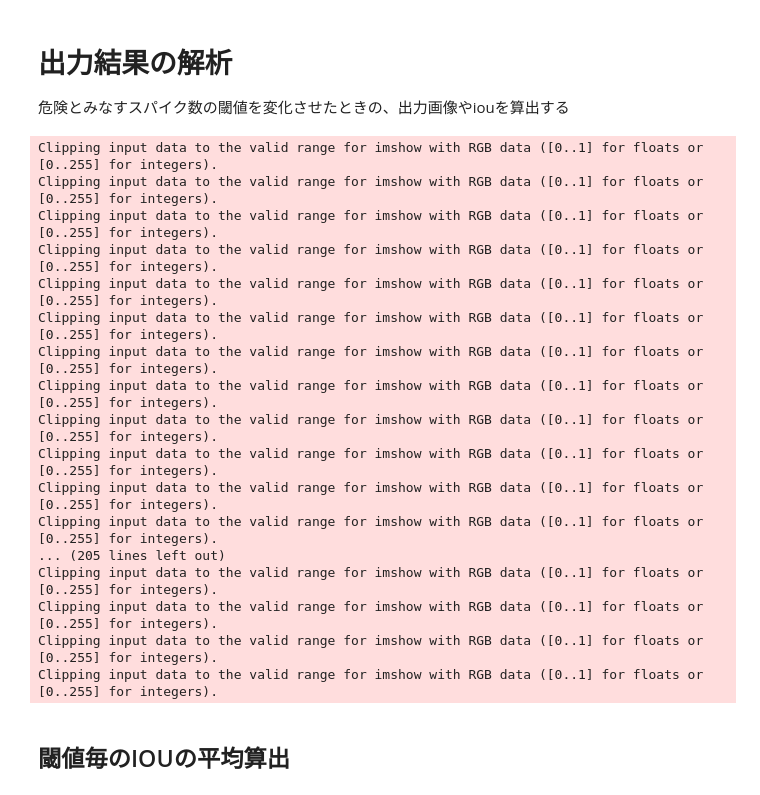
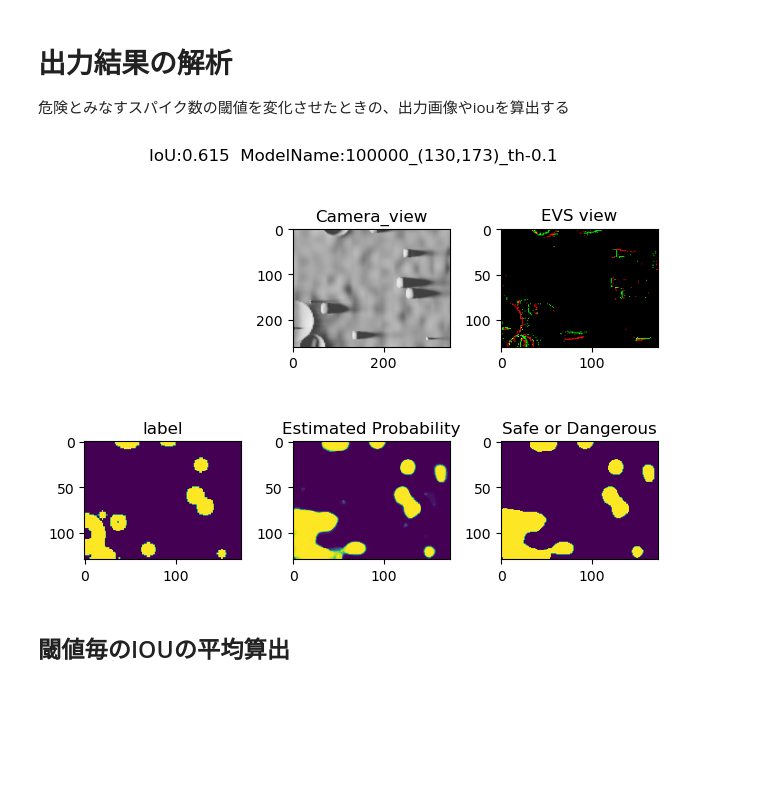
Before and after one commit to oshima-yoppi/object-detection-by-SNN, a Jupyter notebook: dem/analysis.ipynb, the cells around one changed output. Drawn from its saved outputs; the diff is of its cells as text; code cells hidden in the pictures; blank space fills up the shorter version.

```diff
--- a/dem/analysis.ipynb
+++ b/dem/analysis.ipynb
@@ -63,7 +63,7 @@ num_steps = events.shape[0]
 #         first_events[:,:,0] = events[0,0,0] * 255# r
 #         first_events[:,:,1] = events[0,0,1] * 255
 #         return first_events
-def save_img(number, events, pred_pro, label, image_path):
+def save_img(number, events, pred_pro, label, iou, pdf_output):
     # label = label.reshape((pixel, pixel)).to('cpu')
     # print(pred_pro.shape)
     number_str = str(number).zfill(5)
@@ -71,7 +71,7 @@ def save_img(number, events, pred_pro, label, image_path):
     nrows = 2
     ncols = 5
     fig = plt.figure()
-    ax1 = fig.add_subplot(231)
+    # ax1 = fig.add_subplot(231)
     ax2 = fig.add_subplot(232)
     ax3 = fig.add_subplot(233)
     ax4 = fig.add_subplot(234)
@@ -87,66 +87,60 @@ def save_img(number, events, pred_pro, label, image_path):
     video_filename = f'{number_str}.avi'
     video_path = os.path.join(VIDEO_PATH, video_filename)
     first_frame = view.get_first_frame(video_path)
+    ax2.set_title('Camera_view')
     ax2.imshow(first_frame)
 
     first_events = view.get_first_events(events)
+    ax3.set_title('EVS view')
     ax3.imshow(first_events)
 
     label_ =label.reshape((INPUT_HEIGHT, INPUT_WIDTH)).to('cpu')
     ax4.imshow(label_)
     ax4.set_title('label')
 
     pred_pro_ = pred_pro[:, 1, :, :]
     pred_pro_ = pred_pro_.reshape((INPUT_HEIGHT, INPUT_WIDTH)).to('cpu').detach().numpy().copy()
     ax5.imshow(pred_pro_)
-    ax5.set_title('pred_pro')
+    ax5.set_title('Estimated Probability')
 
     ax6.imshow(np.where(pred_pro_>=CORRECT_RATE, 1, 0))
-    ax6.set_title('estimate')
+    ax6.set_title('Safe or Dangerous')
+
+    fig.suptitle(f"IoU:{round(iou, 3)}  ModelName:{MODEL_NAME}")
     plt.tight_layout()
-    fig.savefig(image_path)
+    # plt.show()
+    # exit()
+    img_path = os.path.join(RESULT_PATH, f'{str(i).zfill(5)}.png')
+    fig.savefig(img_path)
+    if pdf_output:
+        img_path = os.path.join(RESULT_PATH, f'{str(i).zfill(5)}.pdf')
+        fig.savefig(img_path)
     plt.close()
 
 hist = defaultdict(list)
-result_dir = 'result_img'
-if os.path.exists(result_dir):
-        shutil.rmtree(result_dir)
-os.makedirs(result_dir)
+if os.path.exists(RESULT_PATH):
+        shutil.rmtree(RESULT_PATH)
+os.makedirs(RESULT_PATH)
 
 with torch.no_grad():
     net.network.eval()
     for i, (events, label) in enumerate(tqdm(iter(test_loader))):
         events = events.to(DEVICE)
         label = label.to(DEVICE)
         batch = len(events[0])
         # print(events.shape)# TBCHW
         # events = events.reshape(num_steps, batch, INPUT_CHANNEL, INPUT_HEIGHT, INPUT_WIDTH)
         pred_pro = net(events)
 
         iou = compute_loss.culc_iou(pred_pro, label, CORRECT_RATE)
 
         # pred_pro = compute_loss.show_pred(pred_pro, correct_rate)
-        img_path = os.path.join(result_dir, f'{str(i).zfill(5)}.png')
 
-        save_img(i, events, pred_pro, label, img_path)
+
+        save_img(i, events, pred_pro, label,  iou, pdf_output=False)
+        # break
 # %% [output]
-Clipping input data to the valid range for imshow with RGB data ([0..1] for floats or [0..255] for integers).
-Clipping input data to the valid range for imshow with RGB data ([0..1] for floats or [0..255] for integers).
-Clipping input data to the valid range for imshow with RGB data ([0..1] for floats or [0..255] for integers).
-Clipping input data to the valid range for imshow with RGB data ([0..1] for floats or [0..255] for integers).
-Clipping input data to the valid range for imshow with RGB data ([0..1] for floats or [0..255] for integers).
-Clipping input data to the valid range for imshow with RGB data ([0..1] for floats or [0..255] for integers).
-Clipping input data to the valid range for imshow with RGB data ([0..1] for floats or [0..255] for integers).
-Clipping input data to the valid range for imshow with RGB data ([0..1] for floats or [0..255] for integers).
-Clipping input data to the valid range for imshow with RGB data ([0..1] for floats or [0..255] for integers).
-Clipping input data to the valid range for imshow with RGB data ([0..1] for floats or [0..255] for integers).
-Clipping input data to the valid range for imshow with RGB data ([0..1] for floats or [0..255] for integers).
-Clipping input data to the valid range for imshow with RGB data ([0..1] for floats or [0..255] for integers).
-... (205 lines left out)
-Clipping input data to the valid range for imshow with RGB data ([0..1] for floats or [0..255] for integers).
-Clipping input data to the valid range for imshow with RGB data ([0..1] for floats or [0..255] for integers).
-Clipping input data to the valid range for imshow with RGB data ([0..1] for floats or [0..255] for integers).
-Clipping input data to the valid range for imshow with RGB data ([0..1] for floats or [0..255] for integers).
+[figure, added]
 # %% [markdown]
 ## 閾値毎のIOUの平均算出
 # %%
```
Also changed, not shown: parts of 1 cell of this notebook.
